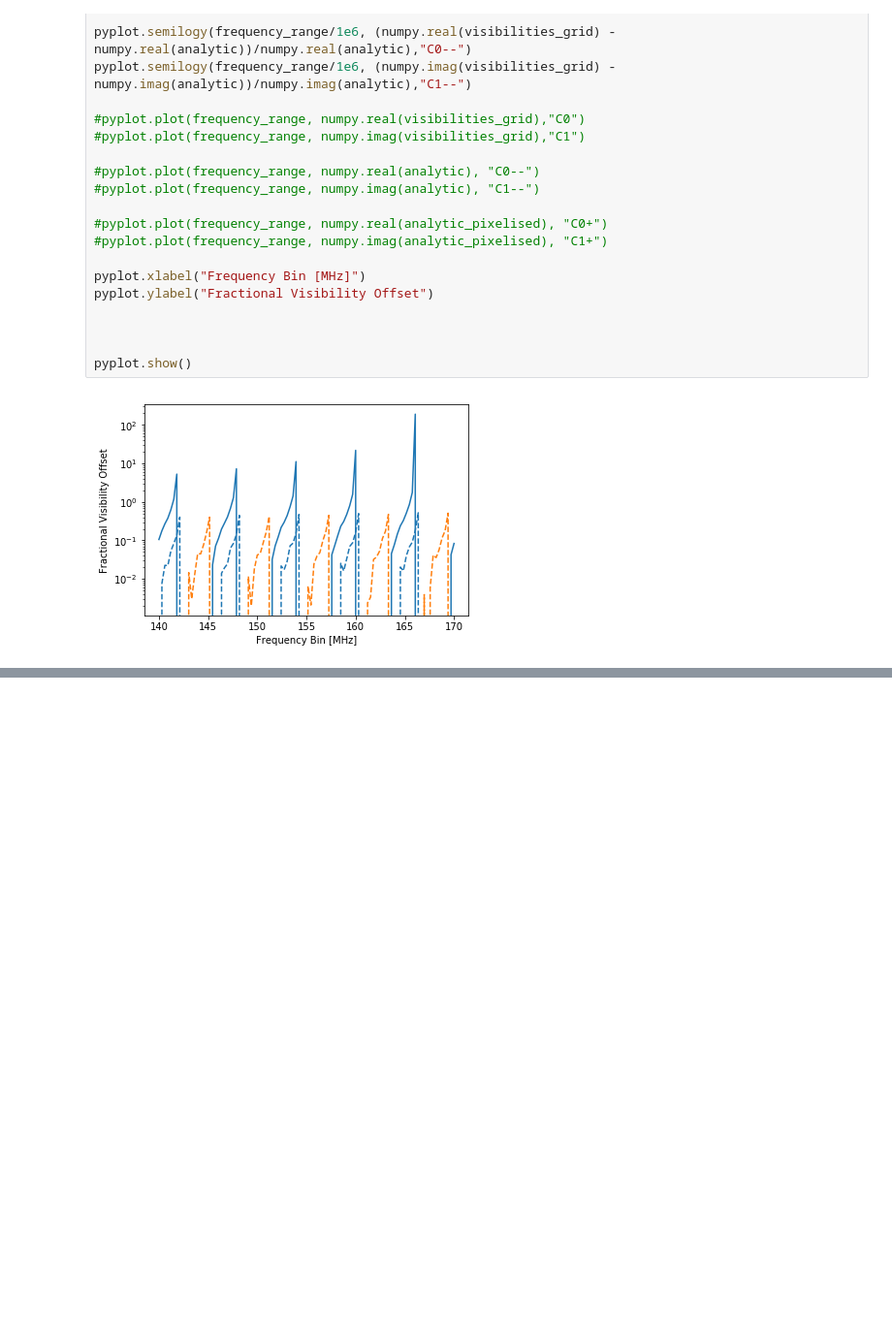
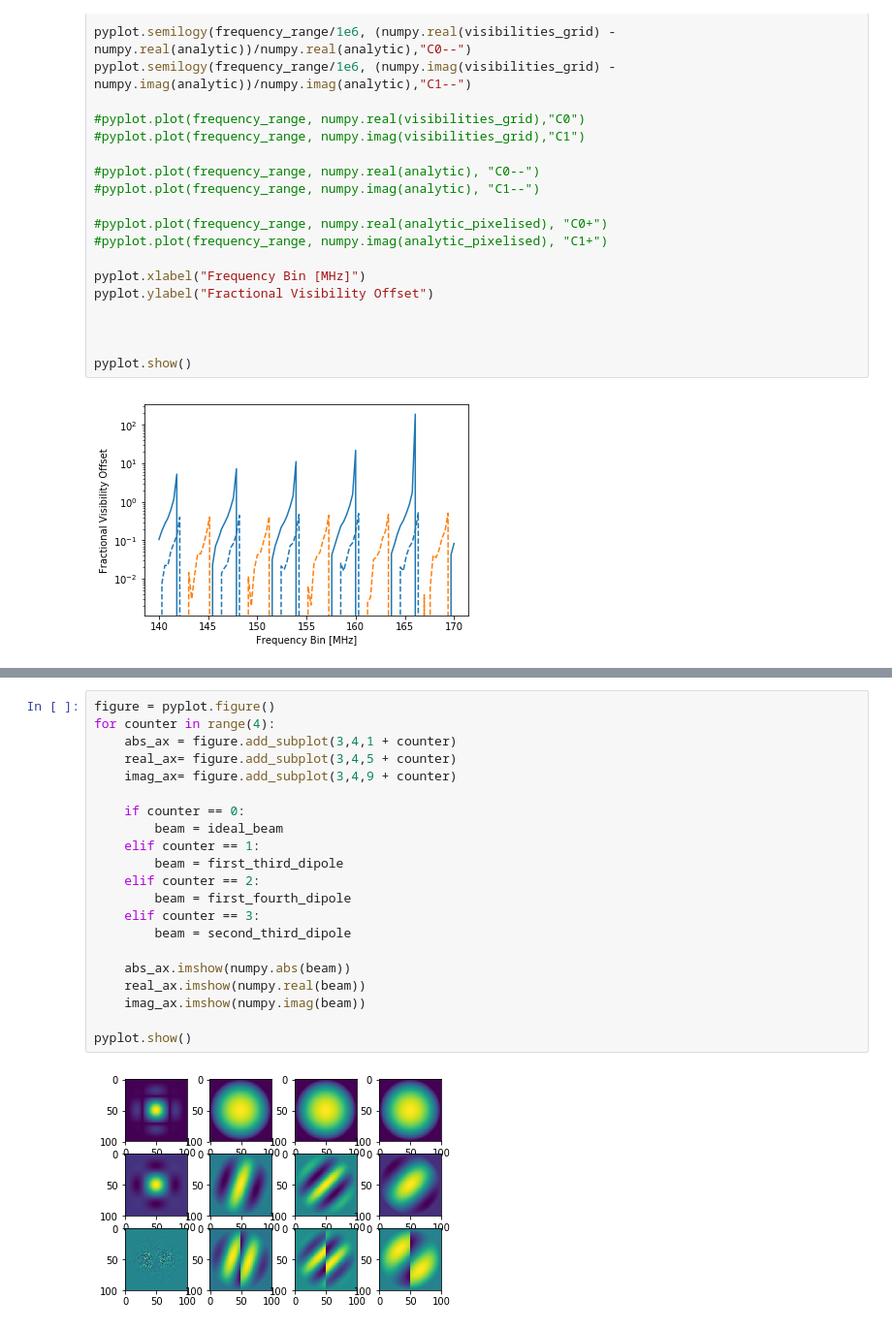
Before and after one commit to ronniyjoseph/Beam-Perturbations, a Jupyter notebook: Beam_Covariance_Analytic.ipynb, the cells around one changed output, grey strips where cells are left out. Shown at 97% size. Saved outputs shown, nothing was run; the diff lists cells and outputs as text; blank space fills up the shorter version.

```diff
--- a/Beam_Covariance_Analytic.ipynb
+++ b/Beam_Covariance_Analytic.ipynb
@@ -522,0 +648,23 @@ pyplot.show()
+# %%
+figure = pyplot.figure()
+for counter in range(4):
+    abs_ax = figure.add_subplot(3,4,1 + counter)
+    real_ax= figure.add_subplot(3,4,5 + counter)
+    imag_ax= figure.add_subplot(3,4,9 + counter)
+
+    if counter == 0:
+        beam = ideal_beam
+    elif counter == 1:
+        beam = first_third_dipole
+    elif counter == 2:
+        beam = first_fourth_dipole
+    elif counter == 3:
+        beam = second_third_dipole
+
+    abs_ax.imshow(numpy.abs(beam))
+    real_ax.imshow(numpy.real(beam))
+    imag_ax.imshow(numpy.imag(beam))
+
+pyplot.show()
+# %% [output]
+[figure, added]
```
Also changed, not shown: parts of 25 cells of this notebook, 1 other file.
